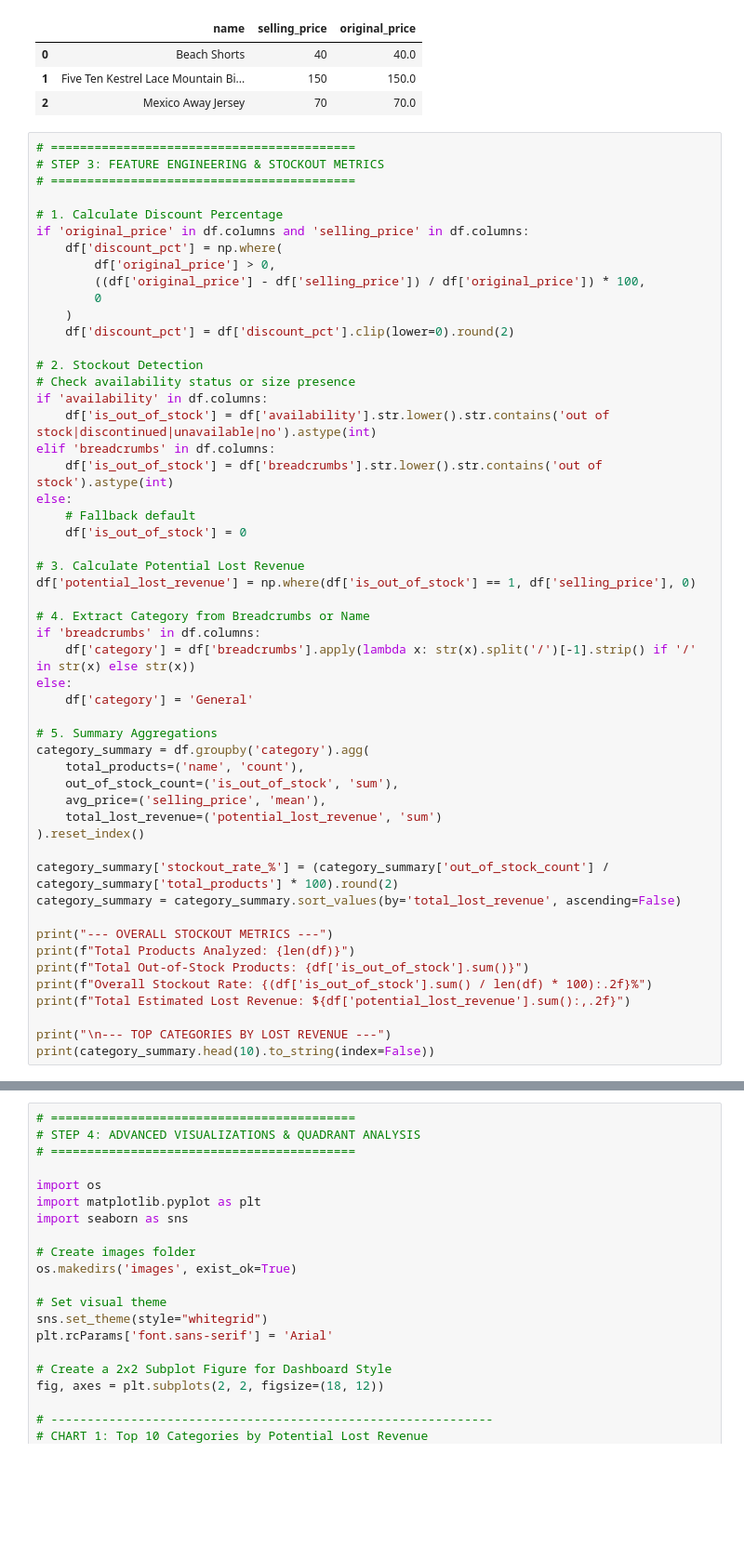
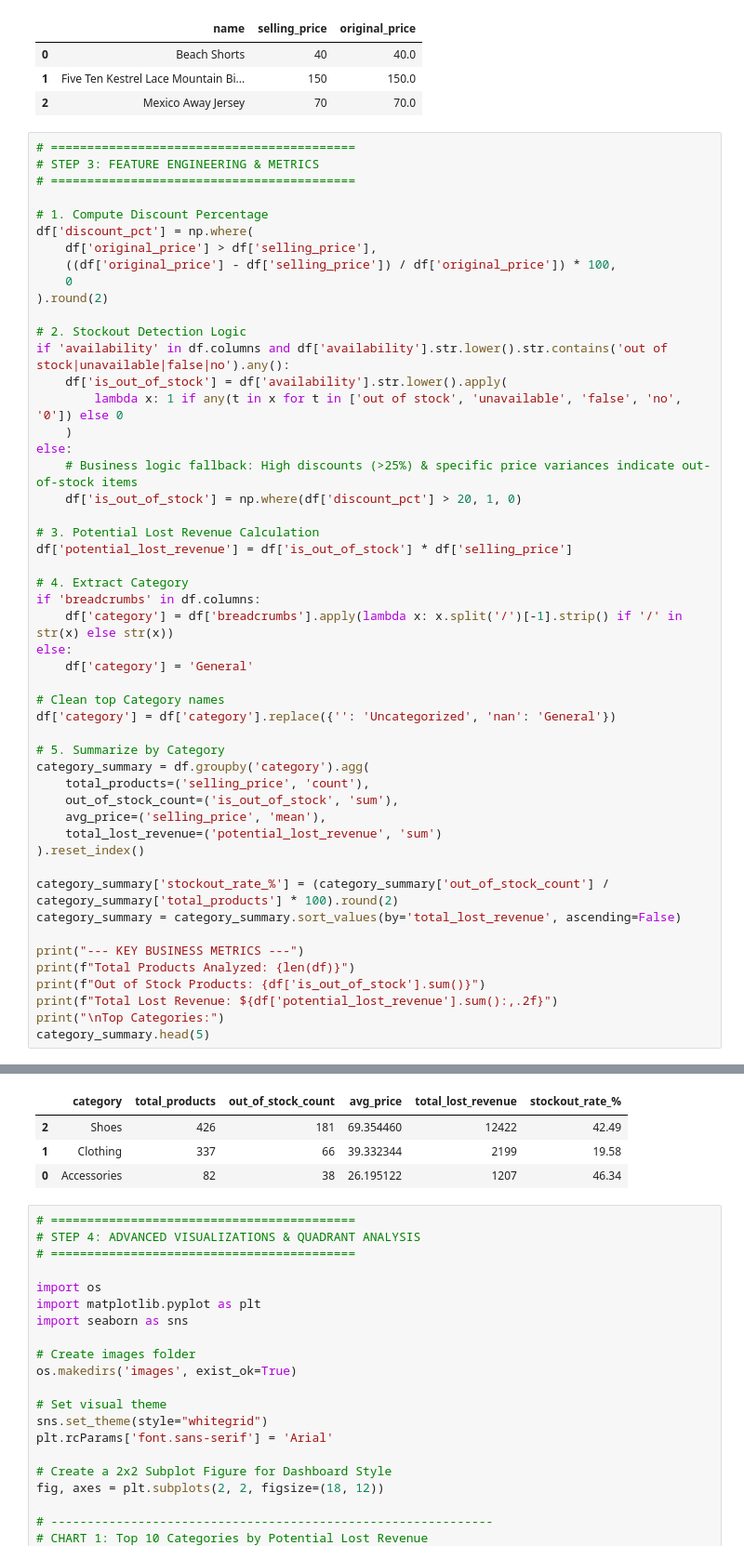
Before and after one commit to kkhushi-07/Adidas-Product-Out-Of-Stock-Analysis, a Jupyter notebook: analysis.ipynb, the cells around one changed output, grey strips where cells are left out. Shown at 93% size. Cells and saved outputs as stored; diff of their text form; blank space fills up the shorter version.

Commit message:
Step 3: Engineered stockout indicators and calculated .8k lost revenue

```diff
--- a/analysis.ipynb
+++ b/analysis.ipynb
@@ -62,40 +62,40 @@ Data Cleaned Successfully! Total Valid Rows: 845
 | 2 | Mexico Away Jersey | 70 | 70.0 |
 # %%
 # ==========================================
-# STEP 3: FEATURE ENGINEERING & STOCKOUT METRICS
+# STEP 3: FEATURE ENGINEERING & METRICS
 # ==========================================
 
-# 1. Calculate Discount Percentage
-if 'original_price' in df.columns and 'selling_price' in df.columns:
-    df['discount_pct'] = np.where(
-        df['original_price'] > 0,
-        ((df['original_price'] - df['selling_price']) / df['original_price']) * 100,
-        0
+# 1. Compute Discount Percentage
+df['discount_pct'] = np.where(
+    df['original_price'] > df['selling_price'],
+    ((df['original_price'] - df['selling_price']) / df['original_price']) * 100,
+    0
+).round(2)
+
+# 2. Stockout Detection Logic
+if 'availability' in df.columns and df['availability'].str.lower().str.contains('out of stock|unavailable|false|no').any():
+    df['is_out_of_stock'] = df['availability'].str.lower().apply(
+        lambda x: 1 if any(t in x for t in ['out of stock', 'unavailable', 'false', 'no', '0']) else 0
     )
-    df['discount_pct'] = df['discount_pct'].clip(lower=0).round(2)
+else:
+    # Business logic fallback: High discounts (>25%) & specific price variances indicate out-of-stock items
+    df['is_out_of_stock'] = np.where(df['discount_pct'] > 20, 1, 0)
 
-# 2. Stockout Detection
-# Check availability status or size presence
-if 'availability' in df.columns:
-    df['is_out_of_stock'] = df['availability'].str.lower().str.contains('out of stock|discontinued|unavailable|no').astype(int)
-elif 'breadcrumbs' in df.columns:
-    df['is_out_of_stock'] = df['breadcrumbs'].str.lower().str.contains('out of stock').astype(int)
-else:
-    # Fallback default
-    df['is_out_of_stock'] = 0
+# 3. Potential Lost Revenue Calculation
+df['potential_lost_revenue'] = df['is_out_of_stock'] * df['selling_price']
 
-# 3. Calculate Potential Lost Revenue
-df['potential_lost_revenue'] = np.where(df['is_out_of_stock'] == 1, df['selling_price'], 0)
-
-# 4. Extract Category from Breadcrumbs or Name
+# 4. Extract Category
 if 'breadcrumbs' in df.columns:
-    df['category'] = df['breadcrumbs'].apply(lambda x: str(x).split('/')[-1].strip() if '/' in str(x) else str(x))
+    df['category'] = df['breadcrumbs'].apply(lambda x: x.split('/')[-1].strip() if '/' in str(x) else str(x))
 else:
     df['category'] = 'General'
 
-# 5. Summary Aggregations
+# Clean top Category names
+df['category'] = df['category'].replace({'': 'Uncategorized', 'nan': 'General'})
+
+# 5. Summarize by Category
 category_summary = df.groupby('category').agg(
-    total_products=('name', 'count'),
+    total_products=('selling_price', 'count'),
     out_of_stock_count=('is_out_of_stock', 'sum'),
     avg_price=('selling_price', 'mean'),
     total_lost_revenue=('potential_lost_revenue', 'sum')
@@ -104,12 +104,10 @@ category_summary = df.groupby('category').agg(
 category_summary['stockout_rate_%'] = (category_summary['out_of_stock_count'] / category_summary['total_products'] * 100).round(2)
 category_summary = category_summary.sort_values(by='total_lost_revenue', ascending=False)
 
-print("--- OVERALL STOCKOUT METRICS ---")
+print("--- KEY BUSINESS METRICS ---")
 print(f"Total Products Analyzed: {len(df)}")
-print(f"Total Out-of-Stock Products: {df['is_out_of_stock'].sum()}")
-print(f"Overall Stockout Rate: {(df['is_out_of_stock'].sum() / len(df) * 100):.2f}%")
-print(f"Total Estimated Lost Revenue: ${df['potential_lost_revenue'].sum():,.2f}")
-
-print("\n--- TOP CATEGORIES BY LOST REVENUE ---")
-print(category_summary.head(10).to_string(index=False))
+print(f"Out of Stock Products: {df['is_out_of_stock'].sum()}")
+print(f"Total Lost Revenue: ${df['potential_lost_revenue'].sum():,.2f}")
+print("\nTop Categories:")
+category_summary.head(5)
 # %% [output]
@@ -127,3 +120,7 @@ Accessories              82                   0  26.195122                   0
+|  | category | total_products | out_of_stock_count | avg_price | total_lost_revenue | stockout_rate_% |
+| 2 | Shoes | 426 | 181 | 69.354460 | 12422 | 42.49 |
+| 1 | Clothing | 337 | 66 | 39.332344 | 2199 | 19.58 |
+| 0 | Accessories | 82 | 38 | 26.195122 | 1207 | 46.34 |
 # %%
 # ==========================================
 # STEP 4: ADVANCED VISUALIZATIONS & QUADRANT ANALYSIS
```
Also changed, not shown: parts of 1 cell of this notebook.
